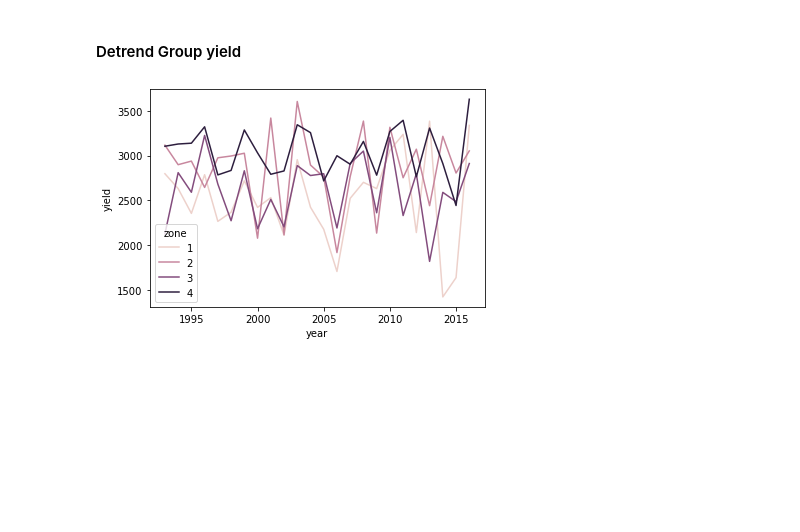
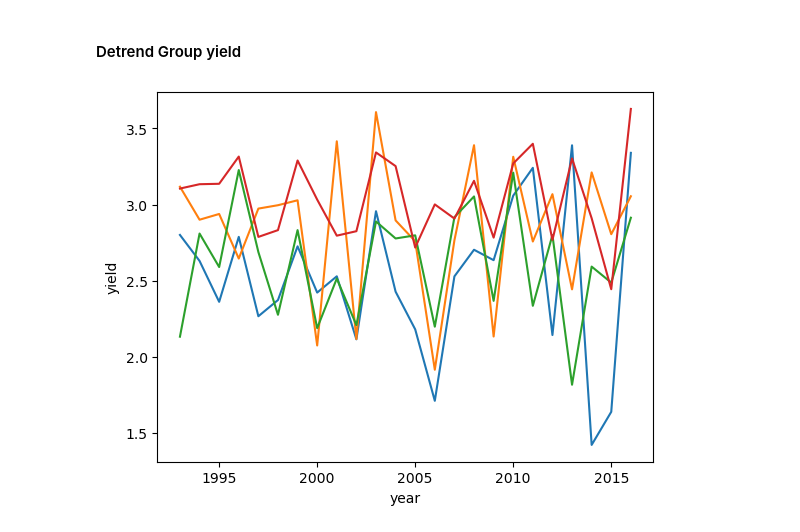
Before and after one commit to mzachow/wheat-yield-forecast-brazil, a Jupyter notebook: prepare_wheat_data.ipynb, the cells around one changed output. Drawn from its saved outputs; the diff is of its cells as text; code cells hidden in the pictures; blank space fills up the shorter version.

Commit message:
figures for review

```diff
--- a/prepare_wheat_data.ipynb
+++ b/prepare_wheat_data.ipynb
@@ -84,8 +80,8 @@ national_yield_detrended.to_csv("Data/Wheat/ibge_national_yield_detrended.csv",
 ### 3. Yield by Group
 # %%
 columns = ['code', 'zone', '1993', '1994', '1995', '1996', '1997', '1998', '1999', '2000', '2001', '2002', '2003', '2004', '2005', '2006', '2007', '2008', '2009', '2010', '2011', '2012', '2013', '2014', '2015', '2016']
-yield_by_municipality = pd.read_csv("Data/Wheat/yield_by_year_and_municipality.csv", usecols=columns) # 1993-2019
-harvested_area_by_municipality = pd.read_csv("Data/Wheat/harvested_area_by_year_and_municipality.csv", usecols=columns) # 1990-2019
+yield_by_municipality = pd.read_csv("data/wheat/yield_by_year_and_municipality.csv", usecols=columns) # 1993-2019
+harvested_area_by_municipality = pd.read_csv("data/wheat/harvested_area_by_year_and_municipality.csv", usecols=columns) # 1990-2019
 # %% [markdown]
 #### Calculate wheat yield by group
 # %%
@@ -104,0 +102,7 @@ sns.lineplot(data=yield_by_group.astype(int), x="year", y="yield", hue="zone");
+# %%
+for group in list(range(1,5)):
+    m, b = np.polyfit(yield_by_group.loc[yield_by_group["zone"] == group, "year"].astype(np.float64), yield_by_group.loc[yield_by_group["zone"] == group, "yield"].astype(np.float64), 1)
+    yield_by_group.loc[yield_by_group["zone"] == group, "linear"] = m*yield_by_group.loc[yield_by_group["zone"] == group, "year"].astype(np.float64) + b
+# %%
+yield_by_group["yield"] = yield_by_group["yield"].apply(lambda x: np.round(x/1000, 2))
+yield_by_group["linear"] = yield_by_group["linear"].apply(lambda x: np.round(x/1000, 2))
@@ -107,30 +119,30 @@ sns.lineplot(data=yield_by_group.astype(int), x="year", y="yield", hue="zone");
 # %%
 def detrend_yield_by_group(df):
     df = df.copy()
     li = []
     for group in [1, 2, 3, 4]:
         for year in list(range(1993,2017)):
             group_yield = df.loc[(df["zone"] == group)].copy().reset_index(drop=True)
             yields_to_calculate_trend = group_yield.loc[group_yield["year"].astype(int) != year].copy().reset_index(drop=True)
             yield_to_be_adjusted = group_yield.loc[group_yield["year"].astype(int) == year].copy().reset_index(drop=True)
             reg = LinearRegression()
             slope_cv = reg.fit(yields_to_calculate_trend["year"].values.reshape(-1,1), yields_to_calculate_trend["yield"]).coef_[0]
             yield_to_be_adjusted["yield_detrended"] = yield_to_be_adjusted["yield"] + (slope_cv * (2017 - yield_to_be_adjusted["year"].astype(int)))
             li.append(yield_to_be_adjusted)
 
     df_cv = (pd
              .concat(li, axis=0, ignore_index=False)
              .sort_values(by=["zone", "year"])
              .reset_index(drop=True)
              .drop(["yield"], axis=1)
              .rename(columns={"yield_detrended":"yield"}))
 
     return df_cv
 
 yield_by_group_detrended = detrend_yield_by_group(yield_by_group)
-sns.lineplot(data=yield_by_group_detrended.loc[yield_by_group_detrended["year"].astype(int) > 1992].astype(int), x="year", y="yield", hue="zone");
+sns.lineplot(data=yield_by_group_detrended.loc[yield_by_group_detrended["year"].astype(int) > 1992].astype(float), x="year", y="yield", hue="zone", palette="tab10", legend=False);
 #plt.savefig("detrended_yield_by_group.svg")
 # %% [output]
-[figure, old version]
+[figure, new version]
 # %%
 
```
Also changed, not shown: parts of 7 cells of this notebook, 1 other file.
